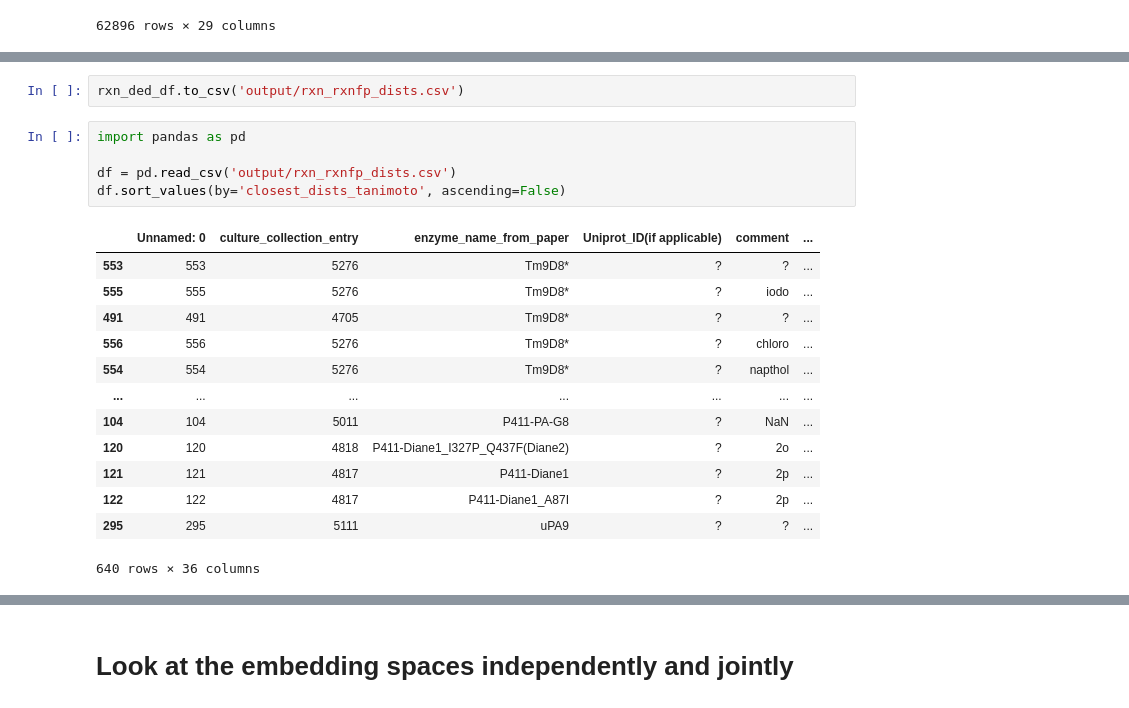
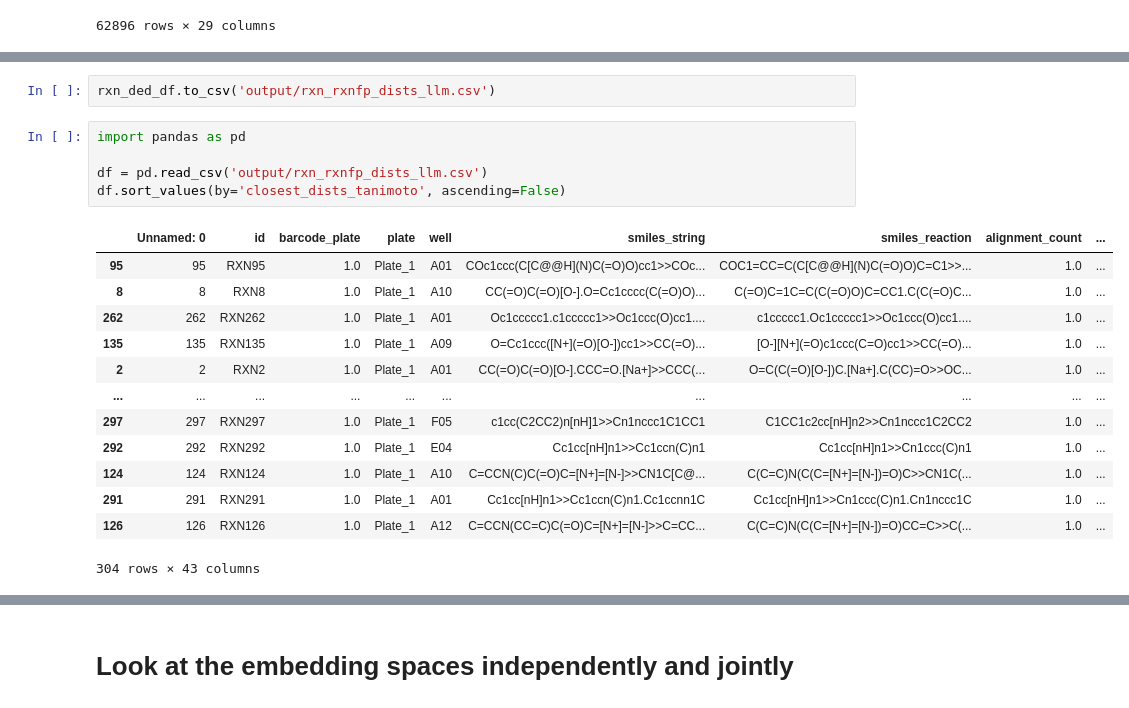
Before and after one commit to fhalab/EnzymeEngineeringDB, a Jupyter notebook: analysis/N3_AnalyseEnzymeReactionData-LLM.ipynb, the cells around one changed output, grey strips where cells are left out. Cells and saved outputs as stored; diff of their text form.

```diff
--- a/analysis/N3_AnalyseEnzymeReactionData-LLM.ipynb
+++ b/analysis/N3_AnalyseEnzymeReactionData-LLM.ipynb
@@ -201,26 +203,26 @@ EC #    4.1.2.38
 --------------------------------------------------------------------------------
 ... (88 outputs left out)
 # %%
-rxn_ded_df.to_csv('output/rxn_rxnfp_dists.csv')
+rxn_ded_df.to_csv('output/rxn_rxnfp_dists_llm.csv')
 # %%
 import pandas as pd
 
-df = pd.read_csv('output/rxn_rxnfp_dists.csv')
+df = pd.read_csv('output/rxn_rxnfp_dists_llm.csv')
 df.sort_values(by='closest_dists_tanimoto', ascending=False)
 # %% [output]
-|  | Unnamed: 0 | culture_collection_entry | enzyme_name_from_paper | Uniprot_ID(if applicable) | comment | ... |
-| 553 | 553 | 5276 | Tm9D8* | ? | ? | ... |
-| 555 | 555 | 5276 | Tm9D8* | ? | iodo | ... |
-| 491 | 491 | 4705 | Tm9D8* | ? | ? | ... |
-| 556 | 556 | 5276 | Tm9D8* | ? | chloro | ... |
-| 554 | 554 | 5276 | Tm9D8* | ? | napthol | ... |
-| ... | ... | ... | ... | ... | ... | ... |
-| 104 | 104 | 5011 | P411-PA-G8 | ? | NaN | ... |
-| 120 | 120 | 4818 | P411-Diane1_I327P_Q437F(Diane2) | ? | 2o | ... |
-| 121 | 121 | 4817 | P411-Diane1 | ? | 2p | ... |
-| 122 | 122 | 4817 | P411-Diane1_A87I | ? | 2p | ... |
-| 295 | 295 | 5111 | uPA9 | ? | ? | ... |
+|  | Unnamed: 0 | id | barcode_plate | plate | well | smiles_string | smiles_reaction | alignment_count | ... |
+| 95 | 95 | RXN95 | 1.0 | Plate_1 | A01 | COc1ccc(C[C@@H](N)C(=O)O)cc1>>COc... | COC1=CC=C(C[C@@H](N)C(=O)O)C=C1>>... | 1.0 | ... |
+| 8 | 8 | RXN8 | 1.0 | Plate_1 | A10 | CC(=O)C(=O)[O-].O=Cc1cccc(C(=O)O)... | C(=O)C=1C=C(C(=O)O)C=CC1.C(C(=O)C... | 1.0 | ... |
+| 262 | 262 | RXN262 | 1.0 | Plate_1 | A01 | Oc1ccccc1.c1ccccc1>>Oc1ccc(O)cc1.... | c1ccccc1.Oc1ccccc1>>Oc1ccc(O)cc1.... | 1.0 | ... |
+| 135 | 135 | RXN135 | 1.0 | Plate_1 | A09 | O=Cc1ccc([N+](=O)[O-])cc1>>CC(=O)... | [O-][N+](=O)c1ccc(C=O)cc1>>CC(=O)... | 1.0 | ... |
+| 2 | 2 | RXN2 | 1.0 | Plate_1 | A01 | CC(=O)C(=O)[O-].CCC=O.[Na+]>>CCC(... | O=C(C(=O)[O-])C.[Na+].C(CC)=O>>OC... | 1.0 | ... |
+| ... | ... | ... | ... | ... | ... | ... | ... | ... | ... |
+| 297 | 297 | RXN297 | 1.0 | Plate_1 | F05 | c1cc(C2CC2)n[nH]1>>Cn1nccc1C1CC1 | C1CC1c2cc[nH]n2>>Cn1nccc1C2CC2 | 1.0 | ... |
+| 292 | 292 | RXN292 | 1.0 | Plate_1 | E04 | Cc1cc[nH]n1>>Cc1ccn(C)n1 | Cc1cc[nH]n1>>Cn1ccc(C)n1 | 1.0 | ... |
+| 124 | 124 | RXN124 | 1.0 | Plate_1 | A10 | C=CCN(C)C(=O)C=[N+]=[N-]>>CN1C[C@... | C(C=C)N(C(C=[N+]=[N-])=O)C>>CN1C(... | 1.0 | ... |
+| 291 | 291 | RXN291 | 1.0 | Plate_1 | A01 | Cc1cc[nH]n1>>Cc1ccn(C)n1.Cc1ccnn1C | Cc1cc[nH]n1>>Cn1ccc(C)n1.Cn1nccc1C | 1.0 | ... |
+| 126 | 126 | RXN126 | 1.0 | Plate_1 | A12 | C=CCN(CC=C)C(=O)C=[N+]=[N-]>>C=CC... | C(C=C)N(C(C=[N+]=[N-])=O)CC=C>>C(... | 1.0 | ... |
-640 rows × 36 columns
+304 rows × 43 columns
 # %%
 import matplotlib.pyplot as plt
 plt.rcParams["figure.figsize"] = (3,3)
```
Also changed, not shown: parts of 24 cells of this notebook, 3 other files.
